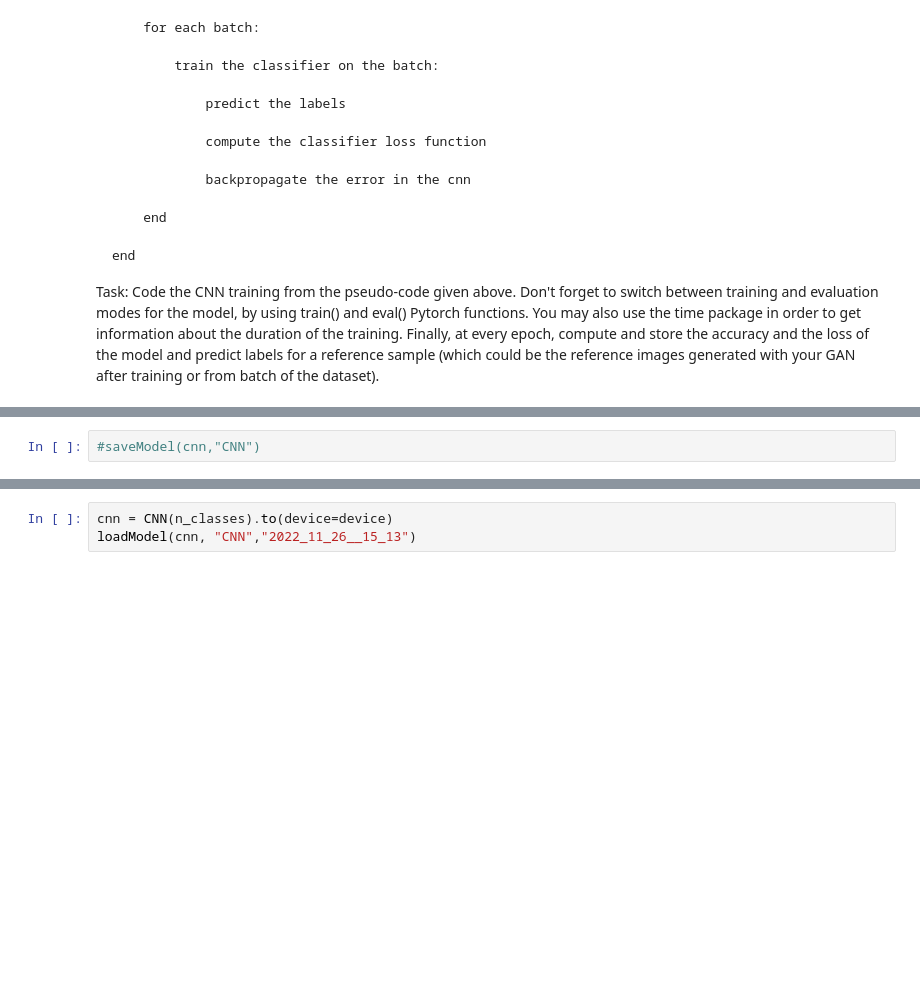
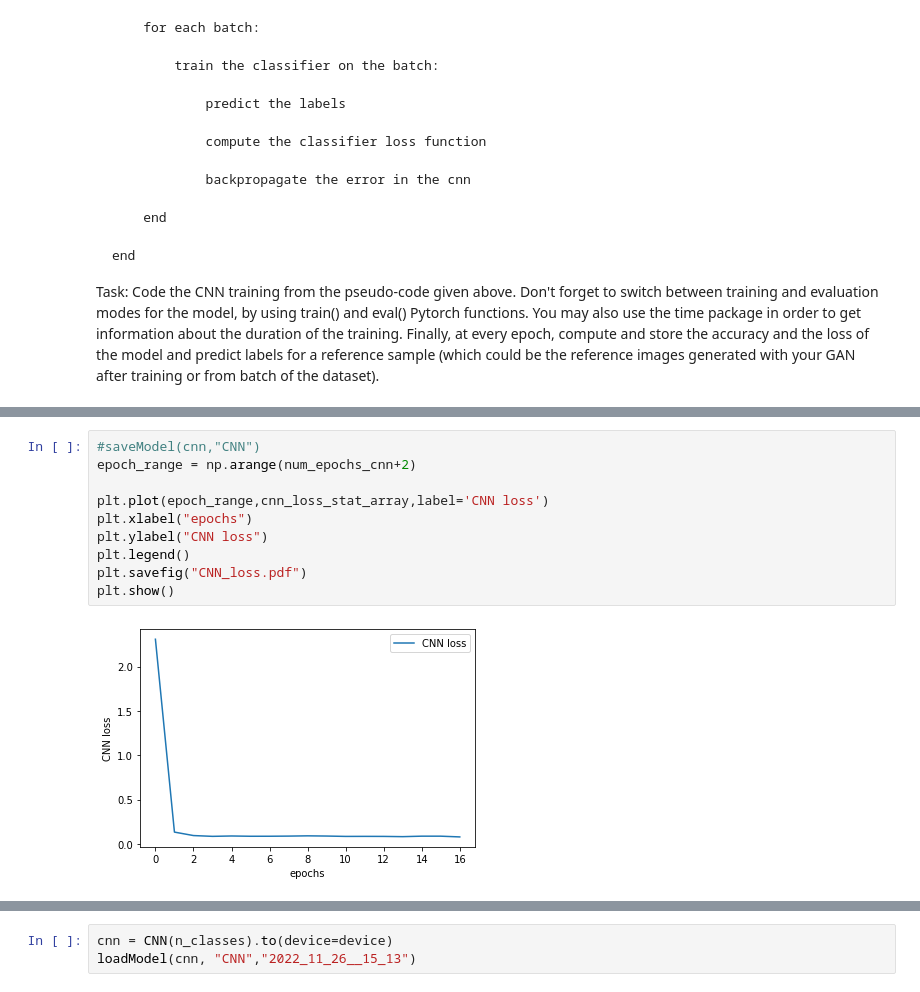
Before and after one commit to mathjacob/LINMA2472-HW3, a Jupyter notebook: hw3_part1_v2.ipynb, the cells around one changed output, grey strips where cells are left out. Drawn from its saved outputs; the diff is of its cells as text; blank space fills up the shorter version.

```diff
--- a/hw3_part1_v2.ipynb
+++ b/hw3_part1_v2.ipynb
@@ -1253,3 +1268,13 @@ for epoch in range(num_epochs_cnn):
 [figure]
 # %%
 #saveModel(cnn,"CNN")
+epoch_range = np.arange(num_epochs_cnn+2)
+
+plt.plot(epoch_range,cnn_loss_stat_array,label='CNN loss')
+plt.xlabel("epochs")
+plt.ylabel("CNN loss")
+plt.legend()
+plt.savefig("CNN_loss.pdf")
+plt.show()
+# %% [output]
+[figure, added]
```
Also changed, not shown: parts of 12 cells of this notebook.
